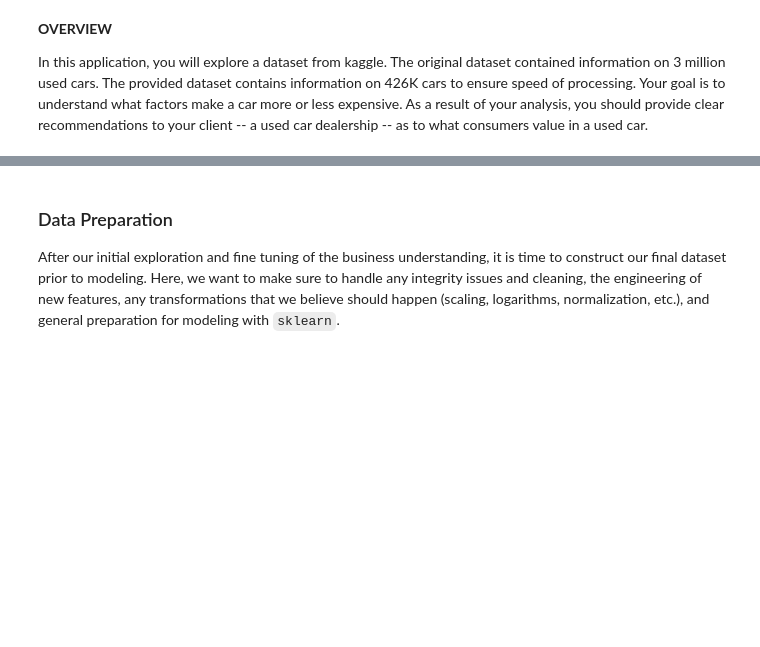
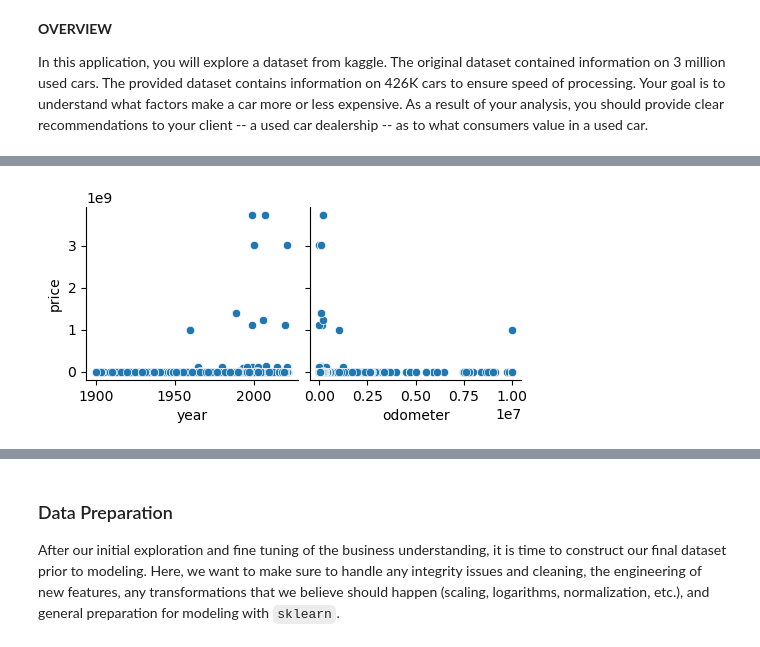
Before and after one commit to mohangunturu/whatdrivesvalueofcar, a Jupyter notebook: prompt_II.ipynb, the cells around one changed output, grey strips where cells are left out. Cells and saved outputs as stored; diff of their text form; code cells hidden in the pictures; blank space fills up the shorter version.

```diff
--- a/prompt_II.ipynb
+++ b/prompt_II.ipynb
@@ -30,0 +210,4 @@ After considering the business understanding, we want to get familiar with our d
+# %%
+g = sns.pairplot(data,x_vars=['year','odometer'], y_vars=['price'],diag_kind="kde")
+# %% [output]
+[figure, added]
```
Also changed, not shown: parts of 36 cells of this notebook.
